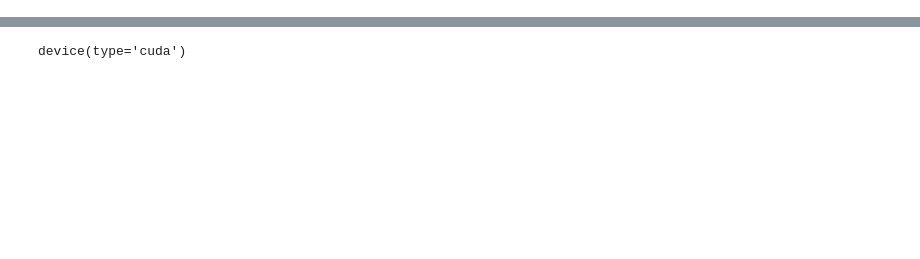
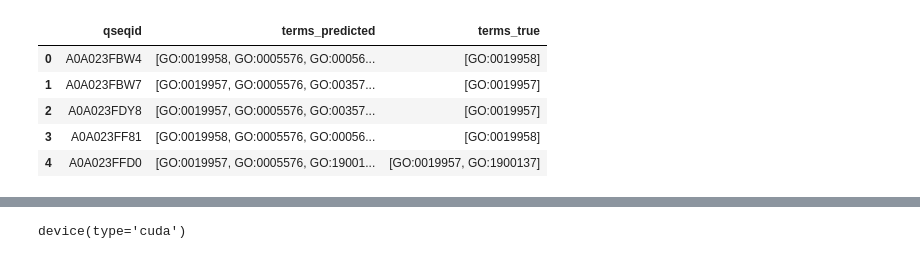
Before and after one commit to tnshp/CAFA6_embeds_model, a Jupyter notebook: test_dataset.ipynb, the cells around one changed output, grey strips where cells are left out. Cells and saved outputs as stored; diff of their text form; code cells hidden in the pictures; blank space fills up the shorter version.

```diff
--- a/test_dataset.ipynb
+++ b/test_dataset.ipynb
@@ -246,0 +252,9 @@ go_embeds.shape
+# %%
+data['seq_2_terms'].head()
+# %% [output]
+|  | qseqid | terms_predicted | terms_true |
+| 0 | A0A023FBW4 | [GO:0019958, GO:0005576, GO:00056... | [GO:0019958] |
+| 1 | A0A023FBW7 | [GO:0019957, GO:0005576, GO:00357... | [GO:0019957] |
+| 2 | A0A023FDY8 | [GO:0019957, GO:0005576, GO:00357... | [GO:0019957] |
+| 3 | A0A023FF81 | [GO:0019958, GO:0005576, GO:00056... | [GO:0019958] |
+| 4 | A0A023FFD0 | [GO:0019957, GO:0005576, GO:19001... | [GO:0019957, GO:1900137] |
```
Also changed, not shown: parts of 31 cells of this notebook, 2 other files.
